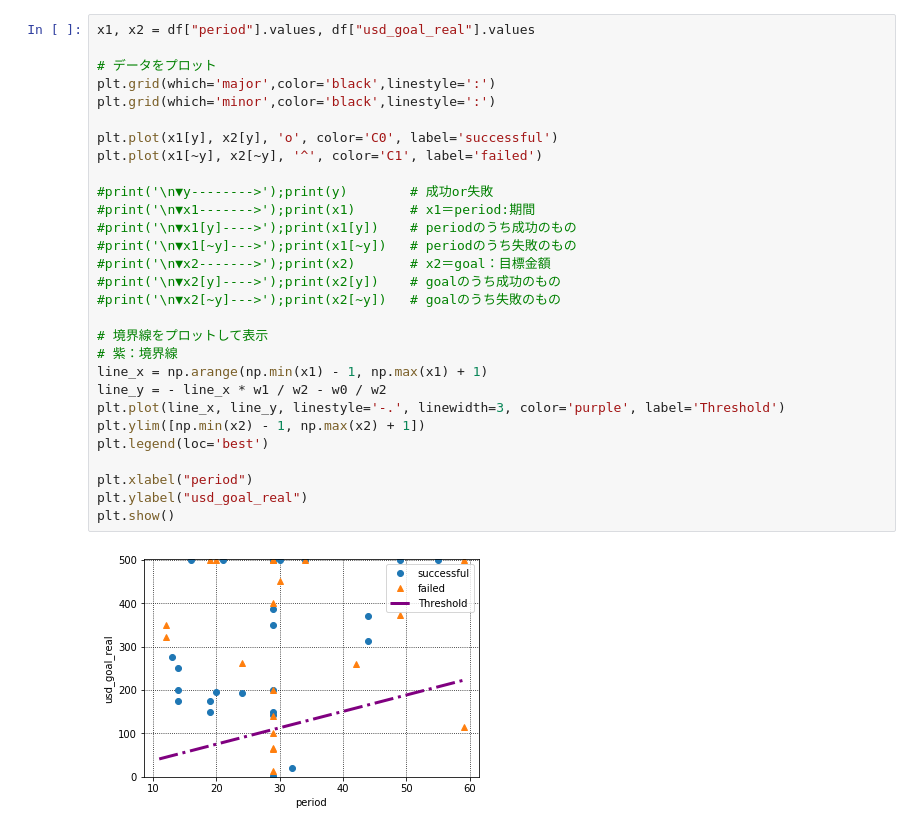
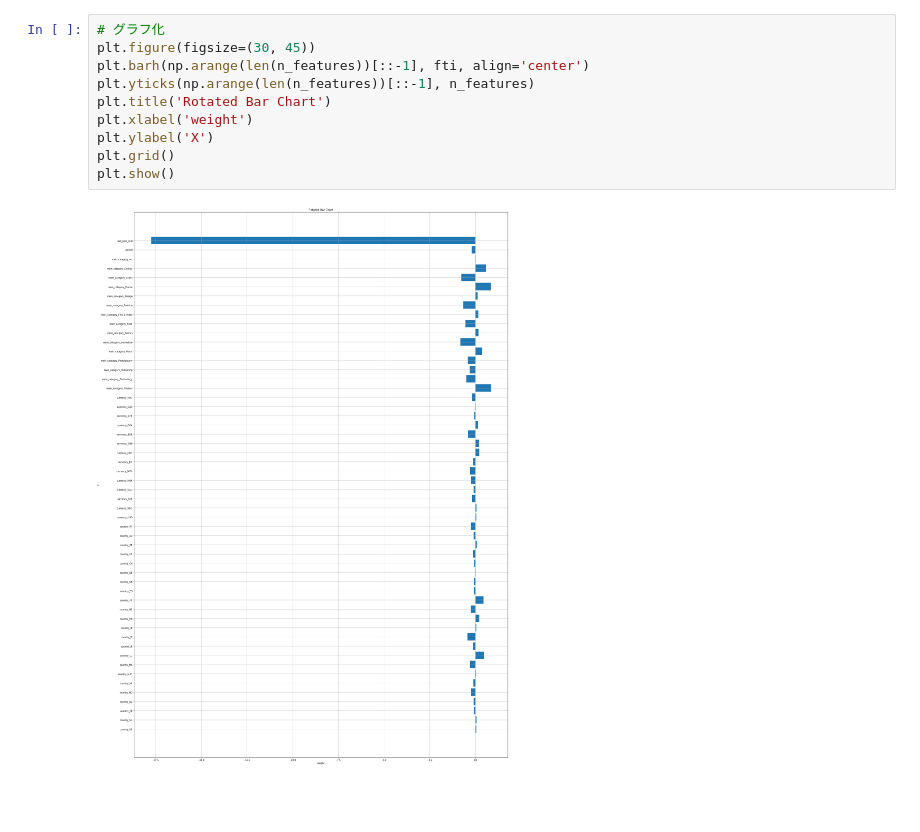
Before and after one commit to arsma12/skillupAI, a Jupyter notebook: Day1_work_長谷川雅代.ipynb, the cells around one changed output. Drawn from its saved outputs; the diff is of its cells as text; blank space fills up the shorter version.

```diff
--- a/Day1_work_長谷川雅代.ipynb
+++ b/Day1_work_長谷川雅代.ipynb
@@ -156,34 +155,15 @@ w0 = 148.239, w1 = -1172.358, w2 = 310.117
-# %%
-x1, x2 = df["period"].values, df["usd_goal_real"].values
-
-# データをプロット
-plt.grid(which='major',color='black',linestyle=':')
-plt.grid(which='minor',color='black',linestyle=':')
-
-plt.plot(x1[y], x2[y], 'o', color='C0', label='successful')
-plt.plot(x1[~y], x2[~y], '^', color='C1', label='failed')
-
-#print('\n▼y-------->');print(y)        # 成功or失敗
-#print('\n▼x1------->');print(x1)       # x1＝period:期間
-#print('\n▼x1[y]---->');print(x1[y])    # periodのうち成功のもの
-#print('\n▼x1[~y]--->');print(x1[~y])   # periodのうち失敗のもの
-#print('\n▼x2------->');print(x2)       # x2＝goal：目標金額
-#print('\n▼x2[y]---->');print(x2[y])    # goalのうち成功のもの
-#print('\n▼x2[~y]--->');print(x2[~y])   # goalのうち失敗のもの
-
-# 境界線をプロットして表示
-# 紫：境界線
-line_x = np.arange(np.min(x1) - 1, np.max(x1) + 1)
-line_y = - line_x * w1 / w2 - w0 / w2
-plt.plot(line_x, line_y, linestyle='-.', linewidth=3, color='purple', label='Threshold')
-plt.ylim([np.min(x2) - 1, np.max(x2) + 1])
-plt.legend(loc='best')
-
-plt.xlabel("period")
-plt.ylabel("usd_goal_real")
-plt.show()
-# %% [output]
-[figure, removed]
+# %%
+# グラフ化
+plt.figure(figsize=(30, 45))
+plt.barh(np.arange(len(n_features))[::-1], fti, align='center')
+plt.yticks(np.arange(len(n_features))[::-1], n_features)
+plt.title('Rotated Bar Chart')
+plt.xlabel('weight')
+plt.ylabel('X')
+plt.grid()
+plt.show()
+# %% [output]
+[figure, added]
 # %%
 # ラベルを予測
 y_est = clf.predict(X)
```
Also changed, not shown: parts of 6 cells of this notebook.
